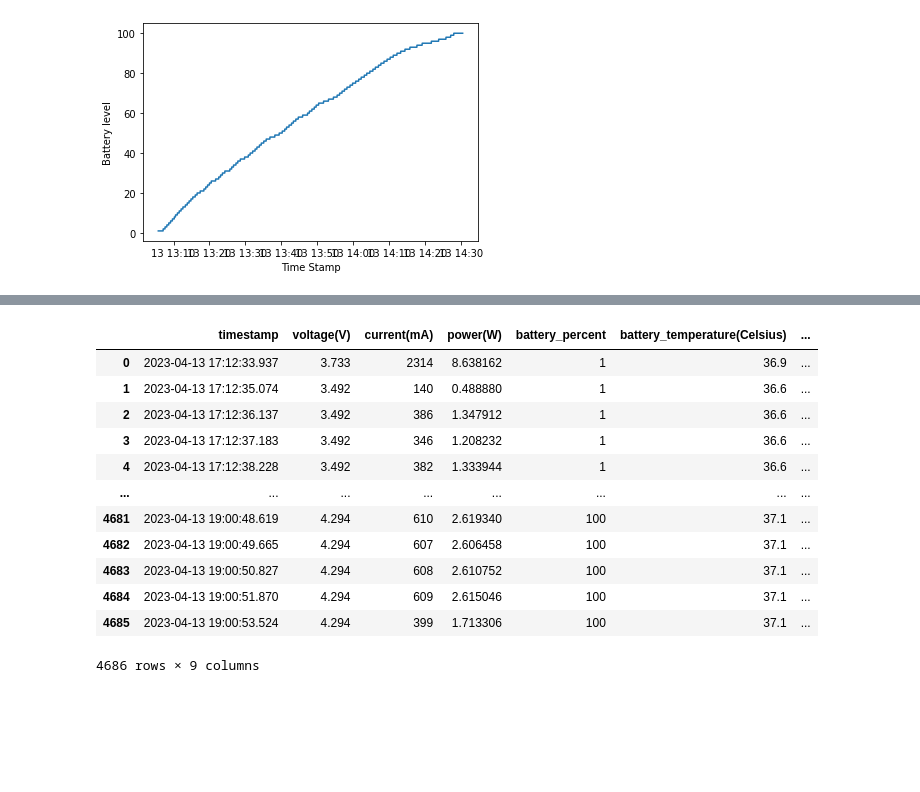
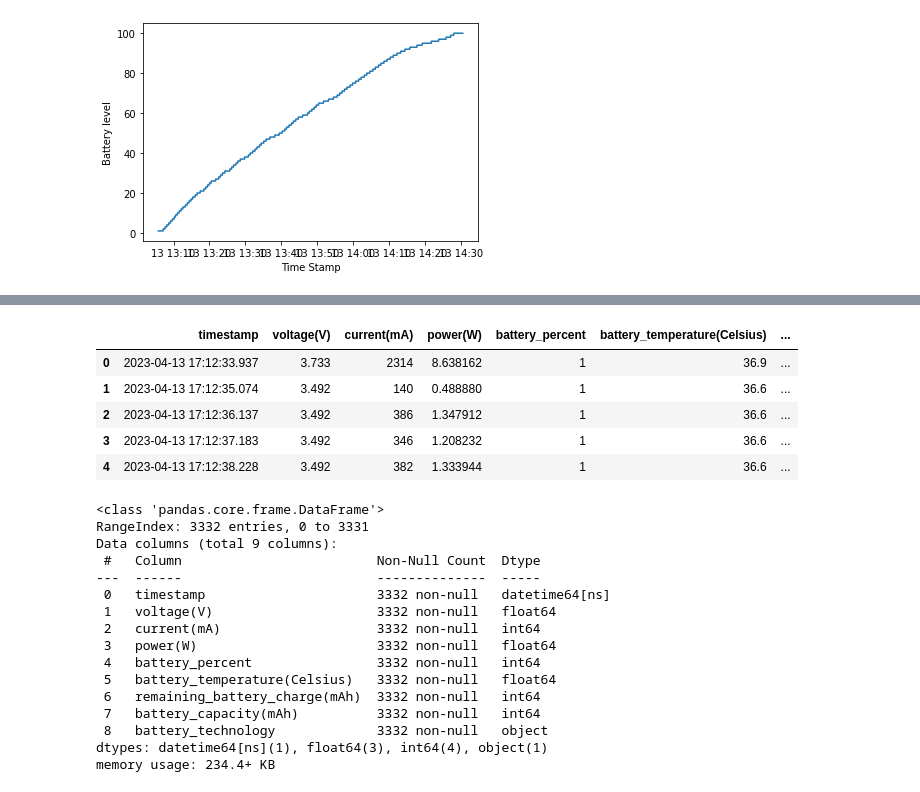
Before and after one commit to hrishi463/Phone-Battery, a Jupyter notebook: new_main.ipynb, the cells around one changed output, grey strips where cells are left out. Saved outputs shown, nothing was run; the diff lists cells and outputs as text; code cells hidden in the pictures; blank space fills up the shorter version.

Commit message:
pixel6a data added

```diff
--- a/new_main.ipynb
+++ b/new_main.ipynb
@@ -150,18 +150,11 @@ Data columns (total 9 columns):
 dtypes: datetime64[ns](1), float64(4), int64(3), object(1)
 memory usage: 329.6+ KB
 # %%
-a70
+a70.head()
 # %% [output]
 |  | timestamp | voltage(V) | current(mA) | power(W) | battery_percent | battery_temperature(Celsius) | ... |
 | 0 | 2023-04-13 17:12:33.937 | 3.733 | 2314 | 8.638162 | 1 | 36.9 | ... |
 | 1 | 2023-04-13 17:12:35.074 | 3.492 | 140 | 0.488880 | 1 | 36.6 | ... |
 | 2 | 2023-04-13 17:12:36.137 | 3.492 | 386 | 1.347912 | 1 | 36.6 | ... |
 | 3 | 2023-04-13 17:12:37.183 | 3.492 | 346 | 1.208232 | 1 | 36.6 | ... |
 | 4 | 2023-04-13 17:12:38.228 | 3.492 | 382 | 1.333944 | 1 | 36.6 | ... |
-| ... | ... | ... | ... | ... | ... | ... | ... |
-| 4681 | 2023-04-13 19:00:48.619 | 4.294 | 610 | 2.619340 | 100 | 37.1 | ... |
-| 4682 | 2023-04-13 19:00:49.665 | 4.294 | 607 | 2.606458 | 100 | 37.1 | ... |
-| 4683 | 2023-04-13 19:00:50.827 | 4.294 | 608 | 2.610752 | 100 | 37.1 | ... |
-| 4684 | 2023-04-13 19:00:51.870 | 4.294 | 609 | 2.615046 | 100 | 37.1 | ... |
-| 4685 | 2023-04-13 19:00:53.524 | 4.294 | 399 | 1.713306 | 100 | 37.1 | ... |
-4686 rows × 9 columns
@@ -167,0 +165,19 @@ a70
+# %%
+pixel6a.info()
+# %% [output]
+<class 'pandas.core.frame.DataFrame'>
+RangeIndex: 3332 entries, 0 to 3331
+Data columns (total 9 columns):
+ #   Column                         Non-Null Count  Dtype
+---  ------                         --------------  -----
+ 0   timestamp                      3332 non-null   datetime64[ns]
+ 1   voltage(V)                     3332 non-null   float64
+ 2   current(mA)                    3332 non-null   int64
+ 3   power(W)                       3332 non-null   float64
+ 4   battery_percent                3332 non-null   int64
+ 5   battery_temperature(Celsius)   3332 non-null   float64
+ 6   remaining_battery_charge(mAh)  3332 non-null   int64
+ 7   battery_capacity(mAh)          3332 non-null   int64
+ 8   battery_technology             3332 non-null   object
+dtypes: datetime64[ns](1), float64(3), int64(4), object(1)
+memory usage: 234.4+ KB
```
Also changed, not shown: parts of 3 cells of this notebook, 4 other files.
